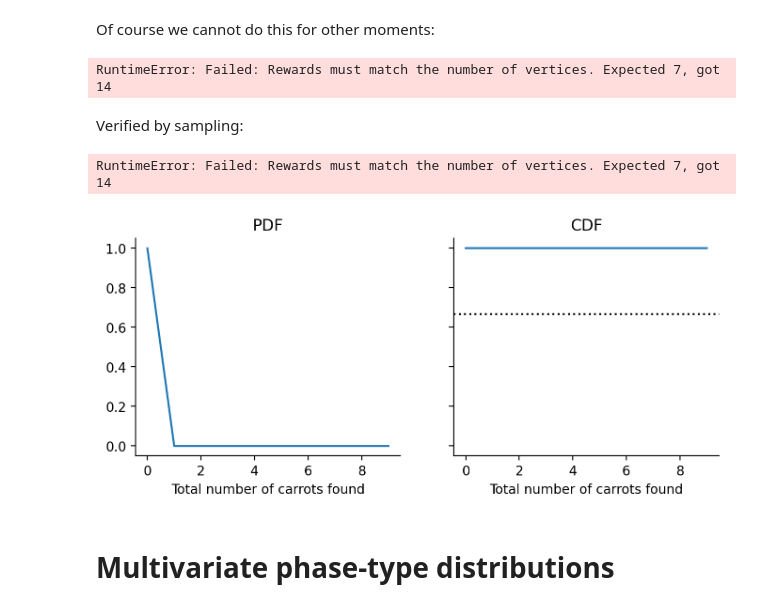
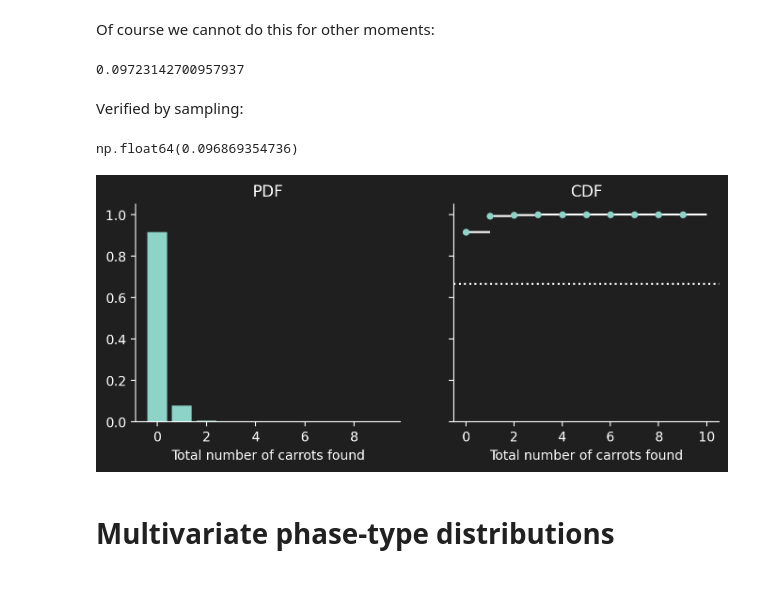
Before and after one commit to munch-group/PtDAlgorithms, a Jupyter notebook: docs/examples/python/rabbits_full_py_api_example.ipynb, the cells around one changed output. Cells and saved outputs as stored; diff of their text form; code cells hidden in the pictures.

```diff
--- a/docs/examples/python/rabbits_full_py_api_example.ipynb
+++ b/docs/examples/python/rabbits_full_py_api_example.ipynb
@@ -31,18 +31,17 @@ import numpy as np
 np.random.seed(42)
 import matplotlib.pyplot as plt
 import seaborn as sns
-
+import ptdalgorithms as ptd
+%config InlineBackend.figure_format = 'retina'
 # plt.style.use('dark_background')
 # import matplotlib
 # matplotlib.rcParams['axes.facecolor'] = '#1F1F1F'
 # matplotlib.rcParams['figure.facecolor'] = '#1F1F1F'
 
+#plt.rcParams['figure.facecolor'], plt.rcParams['axes.facecolor'] = '#1F1F1F', '#1F1F1F'
+plt.rcParams.update({'figure.facecolor': '#1F1F1F', 'axes.facecolor': '#1F1F1F'})
 
-#%matplotlib widget
-
-%config InlineBackend.figure_format = 'retina'
-
-import ptdalgorithms as ptd
+ptd.set_theme('dark')
 # %% [markdown]
 # State-space construction
 # %%
@@ -459,7 +430,7 @@ INFO: building reward compute graph...
 # %% [markdown]
 We can also work with discrete phase-type distributions. This is the number of jumps in a Markov Chain before absorption. We will model that any rabbit can find a carrot at each time with rate 0.1 and see how many carrots the rabbits will have found. We could of course just make a new state-space creation function, but we can also manipulate existing.
 # %%
-carrot_graph = graph.clone()
+carrot_graph = graph.copy()
 vlength = carrot_graph.vertices_length()
 carrot_vertices = np.repeat(False, vlength*2)
 
@@ -566,7 +511,7 @@ Of course we cannot do this for other moments:
 # %%
 carrot_graph.variance_discrete(rewards)
 # %% [output]
-RuntimeError: Failed: Rewards must match the number of vertices. Expected 7, got 14
+0.09723142700957937
 # %% [markdown]
 Verified by sampling:
 # %%
@@ -574,7 +519,7 @@ samples = carrot_graph.sample_discrete(1000000, rewards)
 samples = np.array(samples)
 np.sum(samples**2) / 1000000 - ((np.sum(samples)) / 1000000)**2
 # %% [output]
-RuntimeError: Failed: Rewards must match the number of vertices. Expected 7, got 14
+np.float64(0.096869354736)
 # %%
 # We can find the distribution function for the the total number of carrots found
 carrots = np.arange(10)
@@ -586,18 +531,21 @@ cdf = found_carrots_graph.cdf_discrete(carrots)
 # %%
 fig, (ax1, ax2) = plt.subplots(1, 2, figsize=(8, 3), sharey=True)
 x = np.arange(0, 10, 1)
-ax1.plot(x, pmf)
+ax1.bar(x, pmf)
 ax1.set_title("PDF")
 ax1.set_xlabel('Total number of carrots found')
 # ax1.set_ylim(bottom=0)
-ax2.plot(x, cdf)
+#ax2.plot(x, cdf)
+left, right = x, np.arange(1, x.size+1, 1)
+ax2.hlines(y=cdf, xmin=left, xmax=right, zorder=1)
+ax2.scatter(left, cdf, s=18, zorder=2)
 ax2.set_title("CDF")
 # ax2.set_ylim(bottom=0)
 ax2.set_xlabel('Total number of carrots found')
-ax2.axhline(y=right_graph.defect(), linestyle='dotted', color='black')
+ax2.axhline(y=right_graph.defect(), linestyle='dotted')
 sns.despine()
 # %% [output]
-[figure, old version]
+[figure, new version]
 # %% [markdown]
 # Multivariate phase-type distributions
 # %% [markdown]
```
Also changed, not shown: parts of 33 cells of this notebook, 12 other files.
